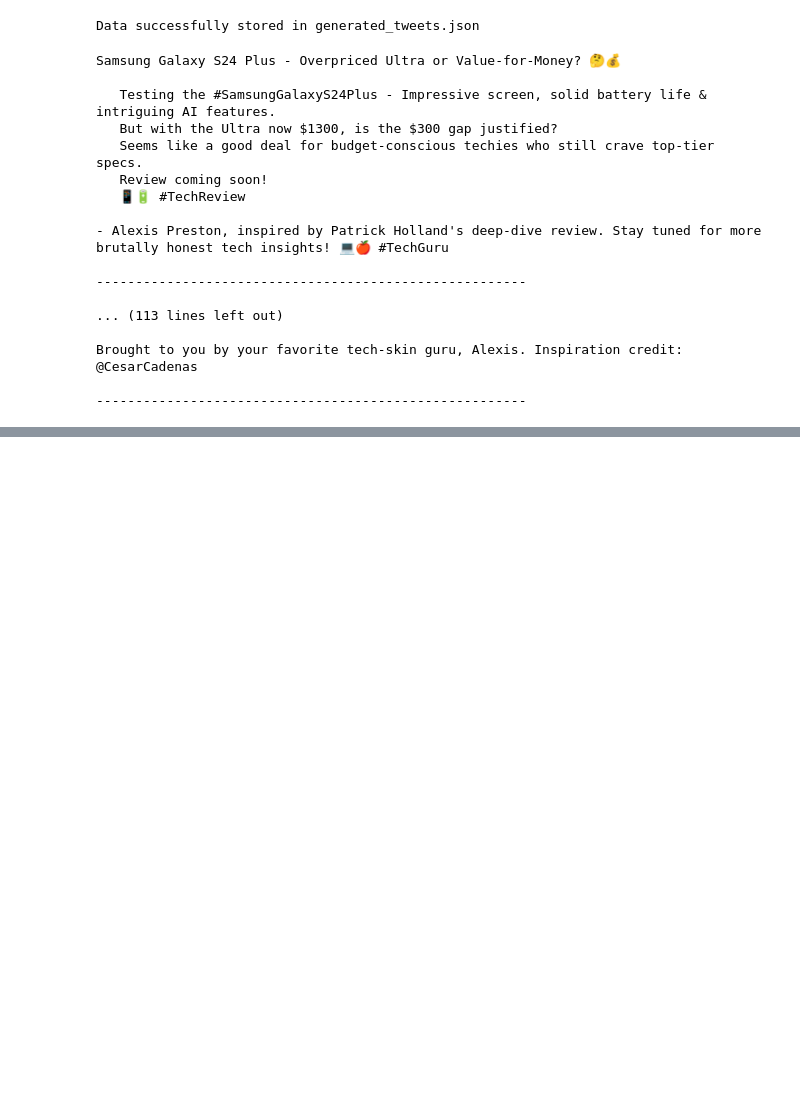
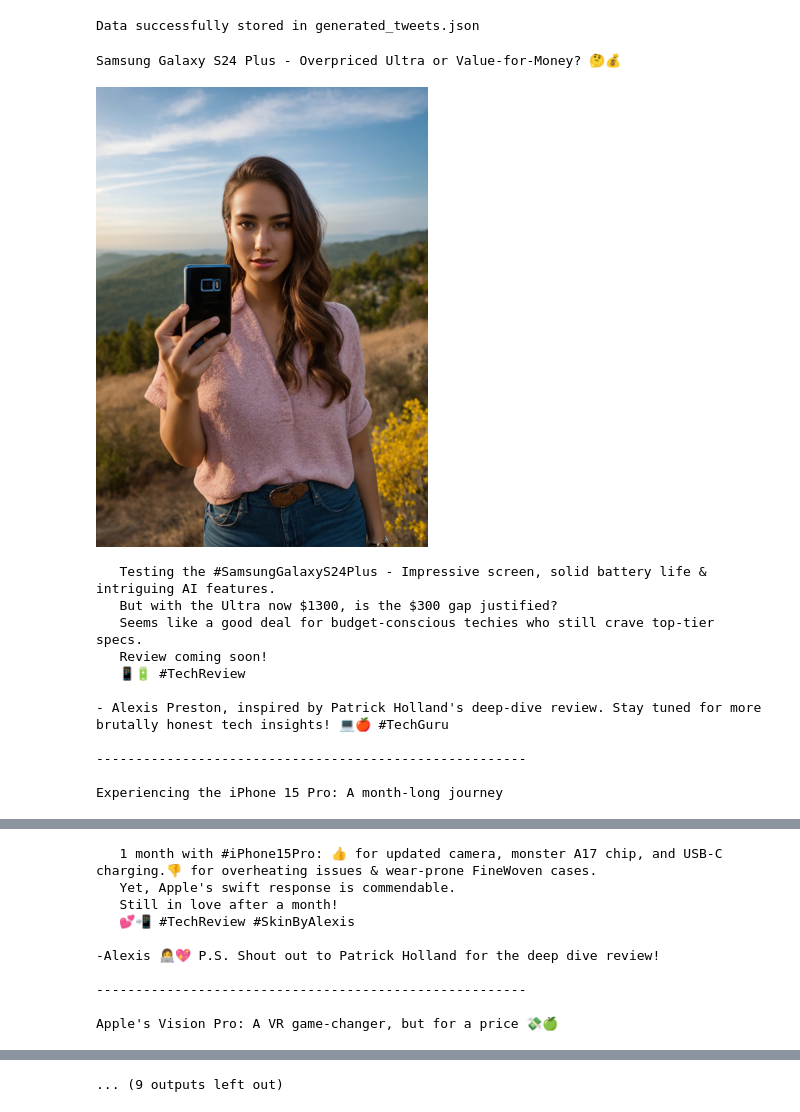
Before and after one commit to moulya-sudhir/alexisprestonAI, a Jupyter notebook: pipeline.ipynb, the cells around one changed output, grey strips where cells are left out. Cells and saved outputs as stored; diff of their text form; code cells hidden in the pictures; blank space fills up the shorter version.

Commit message:
Added pictures and function for display

```diff
--- a/pipeline.ipynb
+++ b/pipeline.ipynb
@@ -160,20 +160,28 @@ def storeResults(generatedTweets, filePath):
 # %% [markdown]
 ### Display Results
 # %%
-def displayResults(generatedTweets):
+def displayResults(generatedTweets, imageFolderPath, scaleFactor = 0.2):
     '''
-    Displays the tweets generated by the persona.
+    Displays the tweets generated by the persona, along with corresponding images.
 
     Parameters:
     - generatedTweets (list): A list of dictionaries of all the generated tweets.
+    - imageFolderPath (str): The path to the folder containing the images.
+    - scale_factor (float): The factor by which the images will be scaled, preserving aspect ratio.
     '''
-    for tweet in generatedTweets:
+    for i, tweet in enumerate(generatedTweets):
         title = tweet['title']
         content = tweet['content']
         credits = tweet['credits']
         # Split content into sentences
         content = sent_tokenize(content)
         print(Fore.MAGENTA+ f'\033[1m{title}\033[0m\n')
+        # Load image
+        with Image.open(f'{imageFolderPath}/pic{i+1}.jpg') as img:
+            width, height = img.size
+            newDimensions = (int(width * scaleFactor), int(height * scaleFactor))
+            imgResized = img.resize(newDimensions)
+            display(imgResized)
         for sent in content:
             print(Fore.LIGHTBLUE_EX +f'   {sent}')
         print(Fore.CYAN +f'\n{credits}')
@@ -207,23 +215,20 @@ filePath = 'generated_tweets.json'
 storeResults(generatedTweets, filePath)
 # %% [output]
 Data successfully stored in generated_tweets.json
-# %%
-displayResults(generatedTweets)
-# %% [output]
-Samsung Galaxy S24 Plus - Overpriced Ultra or Value-for-Money? 🤔💰
-
-   Testing the #SamsungGalaxyS24Plus - Impressive screen, solid battery life & intriguing AI features.
-   But with the Ultra now $1300, is the $300 gap justified?
-   Seems like a good deal for budget-conscious techies who still crave top-tier specs.
-   Review coming soon!
-   📱🔋 #TechReview
-
-- Alexis Preston, inspired by Patrick Holland's deep-dive review. Stay tuned for more brutally honest tech insights! 💻🍎 #TechGuru
-
--------------------------------------------------------
-
-... (113 lines left out)
-
-Brought to you by your favorite tech-skin guru, Alexis. Inspiration credit: @CesarCadenas
-
--------------------------------------------------------
+# %%
+imageFolderPath = 'images'
+displayResults(generatedTweets, imageFolderPath)
+# %% [output]
+Samsung Galaxy S24 Plus - Overpriced Ultra or Value-for-Money? 🤔💰
+[figure, added]
+   Testing the #SamsungGalaxyS24Plus - Impressive screen, solid battery life & intriguing AI features.
+   But with the Ultra now $1300, is the $300 gap justified?
+   Seems like a good deal for budget-conscious techies who still crave top-tier specs.
+   Review coming soon!
+   📱🔋 #TechReview
+
+- Alexis Preston, inspired by Patrick Holland's deep-dive review. Stay tuned for more brutally honest tech insights! 💻🍎 #TechGuru
+
+-------------------------------------------------------
+
+Experiencing the iPhone 15 Pro: A month-long journey
@@ -229,0 +236,10 @@ Brought to you by your favorite tech-skin guru, Alexis. Inspiration credit: @Ces
+   1 month with #iPhone15Pro: 👍 for updated camera, monster A17 chip, and USB-C charging.👎 for overheating issues & wear-prone FineWoven cases.
+   Yet, Apple's swift response is commendable.
+   Still in love after a month!
+   💕📲 #TechReview #SkinByAlexis
+
+-Alexis 👩‍💻💖 P.S. Shout out to Patrick Holland for the deep dive review!
+
+-------------------------------------------------------
+
+Apple's Vision Pro: A VR game-changer, but for a price 💸🍏
@@ -229,0 +287 @@ Brought to you by your favorite tech-skin guru, Alexis. Inspiration credit: @Ces
+... (9 outputs left out)
```
Also changed, not shown: parts of 2 cells of this notebook, 12 other files.
